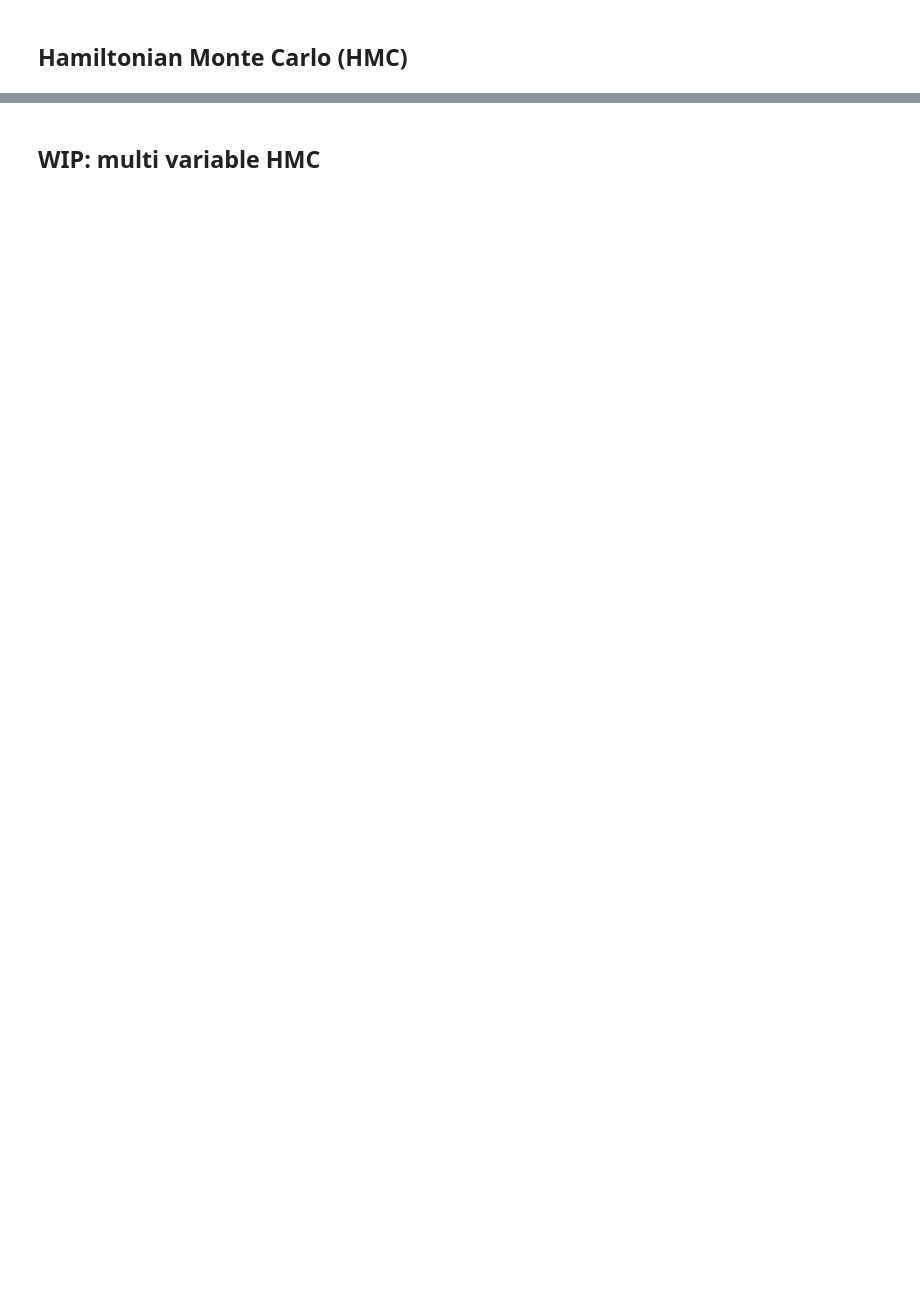
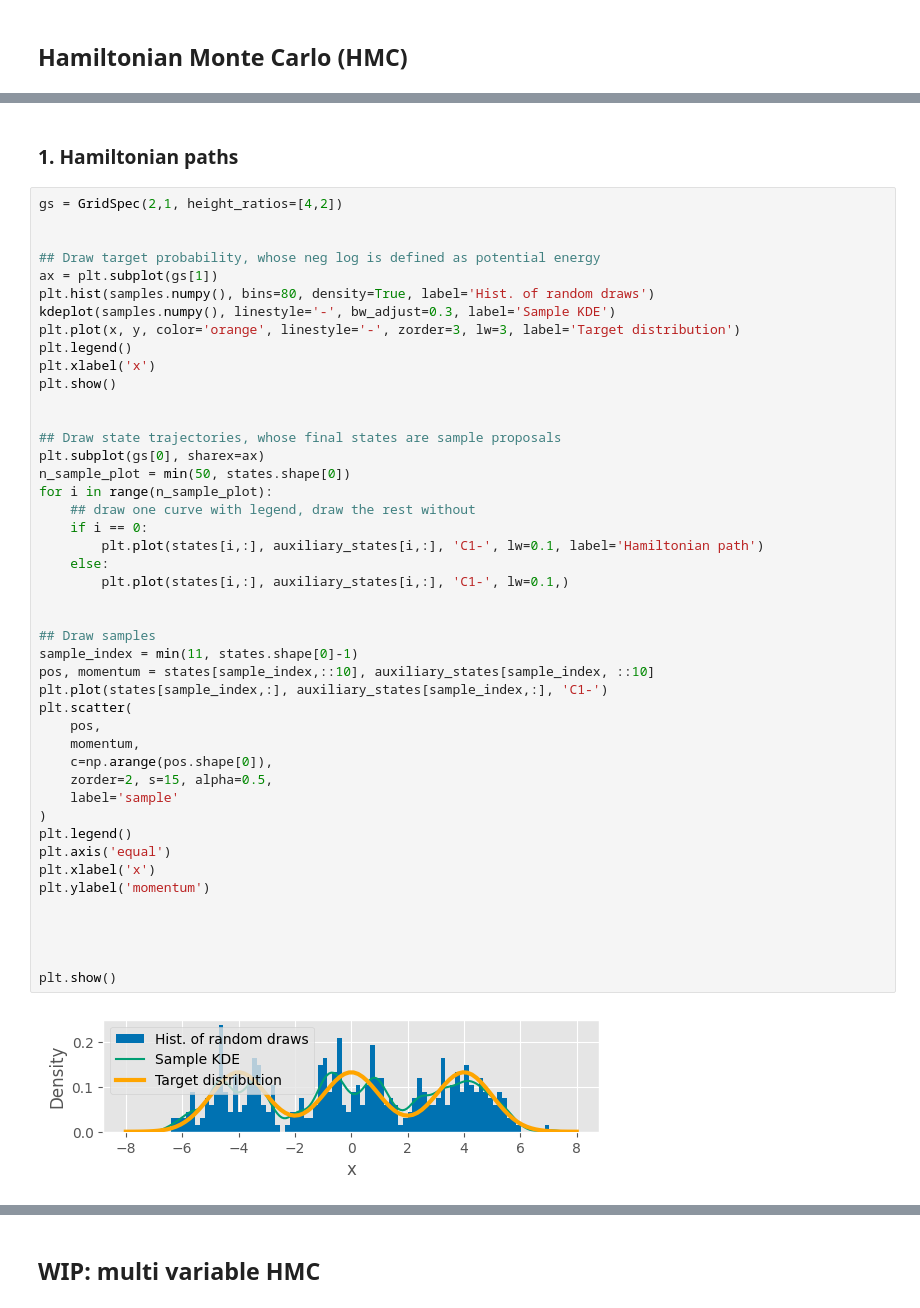
Before and after one commit to tiga1231/hamiltonian-monte-carlo, a Jupyter notebook: main.ipynb, the cells around one changed output, grey strips where cells are left out. Saved outputs shown, nothing was run; the diff lists cells and outputs as text; blank space fills up the shorter version.

```diff
--- a/main.ipynb
+++ b/main.ipynb
@@ -140,0 +181,49 @@ def HMC(U, theta0, std=1, stepsize=0.01, n_steps=10, n_samples=10):
+# %% [markdown]
+### 1. Hamiltonian paths
+# %%
+gs = GridSpec(2,1, height_ratios=[4,2])
+
+
+## Draw target probability, whose neg log is defined as potential energy
+ax = plt.subplot(gs[1])
+plt.hist(samples.numpy(), bins=80, density=True, label='Hist. of random draws')
+kdeplot(samples.numpy(), linestyle='-', bw_adjust=0.3, label='Sample KDE')
+plt.plot(x, y, color='orange', linestyle='-', zorder=3, lw=3, label='Target distribution')
+plt.legend()
+plt.xlabel('x')
+plt.show()
+
+
+## Draw state trajectories, whose final states are sample proposals
+plt.subplot(gs[0], sharex=ax)
+n_sample_plot = min(50, states.shape[0])
+for i in range(n_sample_plot):
+    ## draw one curve with legend, draw the rest without
+    if i == 0:
+        plt.plot(states[i,:], auxiliary_states[i,:], 'C1-', lw=0.1, label='Hamiltonian path')
+    else:
+        plt.plot(states[i,:], auxiliary_states[i,:], 'C1-', lw=0.1,)
+
+
+## Draw samples
+sample_index = min(11, states.shape[0]-1)
+pos, momentum = states[sample_index,::10], auxiliary_states[sample_index, ::10]
+plt.plot(states[sample_index,:], auxiliary_states[sample_index,:], 'C1-')
+plt.scatter(
+    pos,
+    momentum,
+    c=np.arange(pos.shape[0]),
+    zorder=2, s=15, alpha=0.5,
+    label='sample'
+)
+plt.legend()
+plt.axis('equal')
+plt.xlabel('x')
+plt.ylabel('momentum')
+
+
+
+
+plt.show()
+# %% [output]
+[figure, new version]
```
Also changed, not shown: parts of 20 cells of this notebook.
